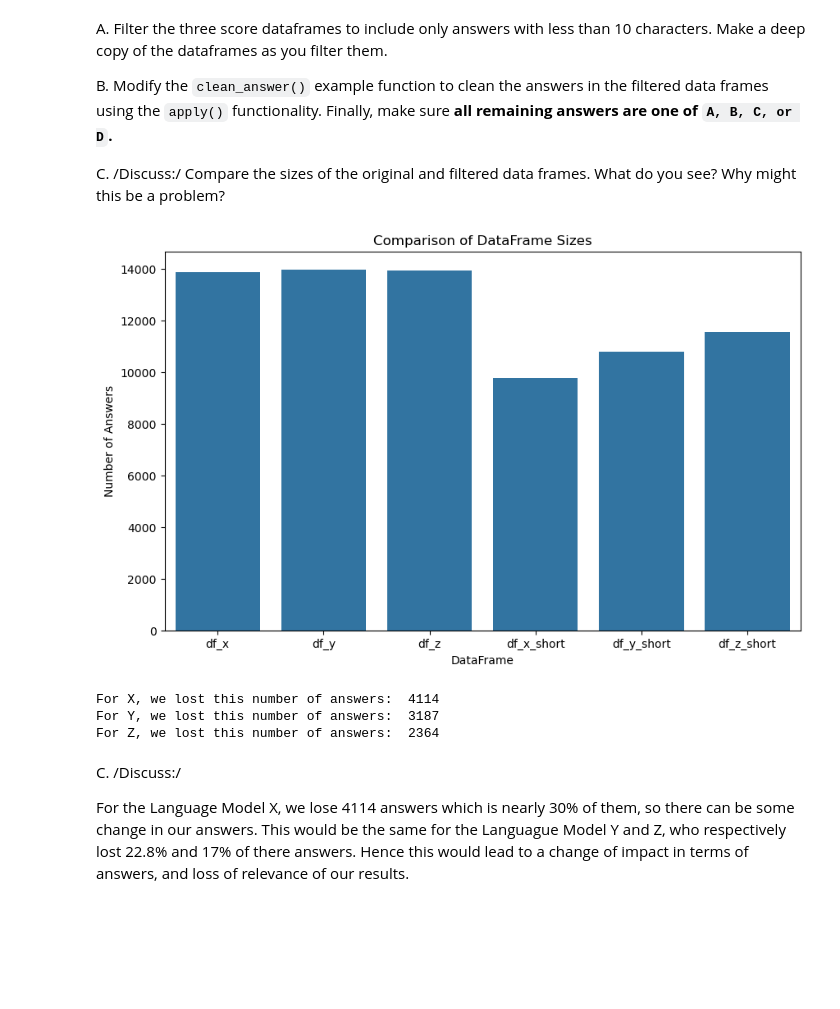
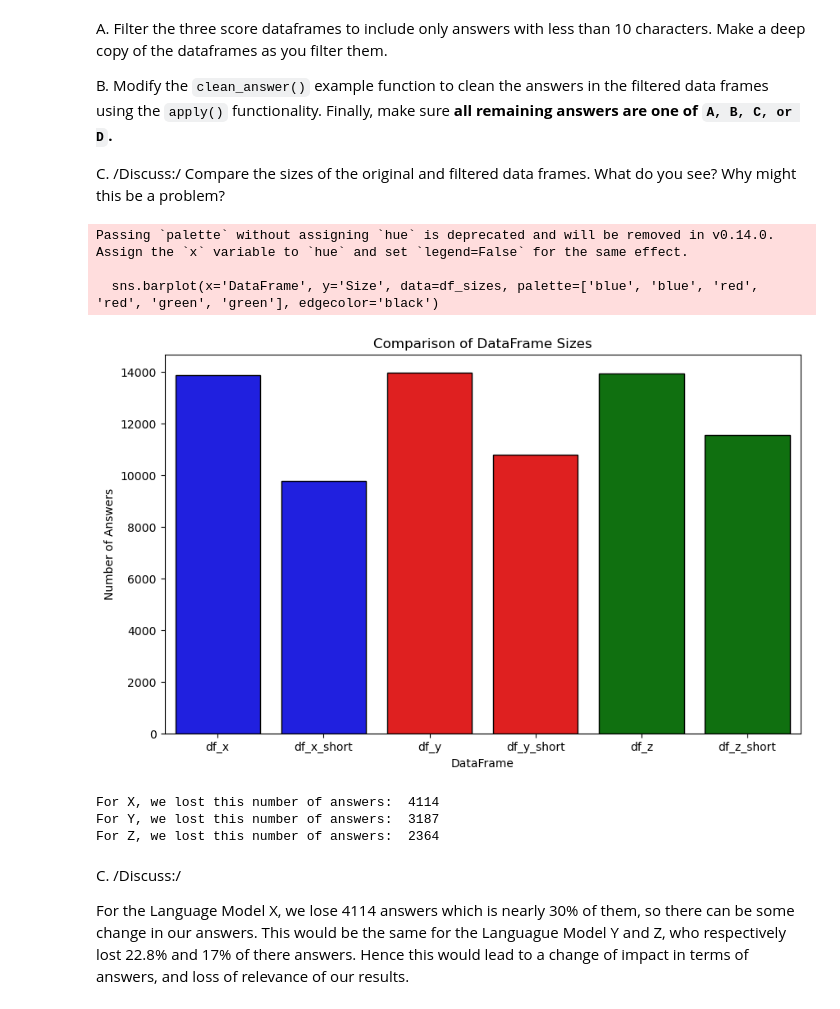
Before and after one commit to Thierrix/2024, a Jupyter notebook: Homework/01_PROJECT_NEUTRALITY/analysis.ipynb, the cells around one changed output. Drawn from its saved outputs; the diff is of its cells as text; code cells hidden in the pictures; blank space fills up the shorter version.

```diff
--- a/Homework/01_PROJECT_NEUTRALITY/analysis.ipynb
+++ b/Homework/01_PROJECT_NEUTRALITY/analysis.ipynb
@@ -223,29 +223,32 @@ df_z_short = df_z_short[df_z_short['result'].isin(valid_answers)]
 # %%
 import seaborn as sns
 import matplotlib.pyplot as plt
 
 # Create a dataframe to hold the sizes of the dataframes
 df_sizes = pd.DataFrame({
-    'DataFrame': ['df_x', 'df_y', 'df_z', 'df_x_short', 'df_y_short', 'df_z_short'],
-    'Size': [df_x.shape[0], df_y.shape[0], df_z.shape[0], df_x_short.shape[0], df_y_short.shape[0], df_z_short.shape[0]]
+    'DataFrame': ['df_x', 'df_x_short', 'df_y', 'df_y_short', 'df_z', 'df_z_short'],
+    'Size': [df_x.shape[0],df_x_short.shape[0], df_y.shape[0], df_y_short.shape[0], df_z.shape[0], df_z_short.shape[0]]
 })
 
 # Plot the sizes using seaborn
 plt.figure(figsize=(10, 6))
-sns.barplot(x='DataFrame', y='Size', data=df_sizes)
+sns.barplot(x='DataFrame', y='Size', data=df_sizes, palette=['blue', 'blue', 'red', 'red', 'green', 'green'], edgecolor='black')
 plt.title('Comparison of DataFrame Sizes')
 plt.xlabel('DataFrame')
 plt.ylabel('Number of Answers')
 plt.show()
 
 print("For X, we lost this number of answers: ", df_x.shape[0] - df_x_short.shape[0])
 print("For Y, we lost this number of answers: ", df_y.shape[0] - df_y_short.shape[0])
 print("For Z, we lost this number of answers: ",df_z.shape[0] - df_z_short.shape[0])
 # %% [output]
+Passing `palette` without assigning `hue` is deprecated and will be removed in v0.14.0. Assign the `x` variable to `hue` and set `legend=False` for the same effect.
+
+  sns.barplot(x='DataFrame', y='Size', data=df_sizes, palette=['blue', 'blue', 'red', 'red', 'green', 'green'], edgecolor='black')
-[figure, old version]
+[figure, new version]
-For X, we lost this number of answers:  4114
-For Y, we lost this number of answers:  3187
-For Z, we lost this number of answers:  2364
+For X, we lost this number of answers:  4114
+For Y, we lost this number of answers:  3187
+For Z, we lost this number of answers:  2364
 # %% [markdown]
 C. /Discuss:/
 
```
Also changed, not shown: parts of 5 cells of this notebook.
